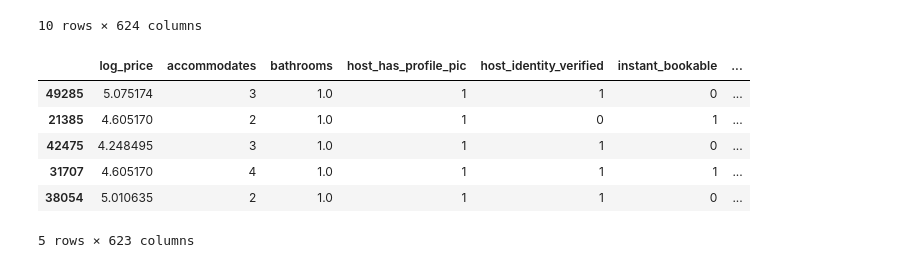
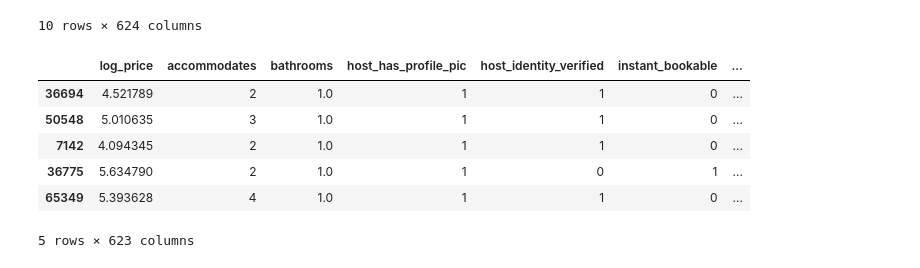
Before and after one commit to allenmiller17/SMU_7331_ML1_Project_1, a Jupyter notebook: Mini_Project Ana.ipynb, the cells around one changed output. Saved outputs shown, nothing was run; the diff lists cells and outputs as text; code cells hidden in the pictures.

```diff
--- a/Mini_Project Ana.ipynb
+++ b/Mini_Project Ana.ipynb
@@ -65,14 +65,3 @@ for i in list (filtered_df.index):
 pdata["region"] = pd.cut(pdata.longitude,[-200,-100,0],2,labels=["West","East"])
 # %%
 pdata.head()
-# %%
-replaceStruct = {
-                "cleaning_fee":     {True: 1, False: 0},
-                "instant_bookable":     {"t": 1, "f": 0},
-                "host_has_profile_pic":     {"t": 1, "f": 0},
-                "host_identity_verified":     {"t": 1, "f": 0},
-                 "property_type":     {"Apartment": 1, "House": 2, "other": 3},
-                    }
-
-pdata=pdata.replace(replaceStruct)
-pdata.head()
@@ -132,16 +124,16 @@ print(pdata)
 # %%
 
 X = pdata.drop('property_type',axis=1)
 Y = pdata['property_type']
 
-x_train, x_test, y_train, y_test = train_test_split(X, Y, test_size=0.3, random_state=1)
+x_train, x_test, y_train, y_test = train_test_split(X, Y, test_size=0.2, random_state=1)
 
 x_train.head()
 # %% [output]
 |  | log_price | accommodates | bathrooms | host_has_profile_pic | host_identity_verified | instant_bookable | ... |
-| 49285 | 5.075174 | 3 | 1.0 | 1 | 1 | 0 | ... |
-| 21385 | 4.605170 | 2 | 1.0 | 1 | 0 | 1 | ... |
-| 42475 | 4.248495 | 3 | 1.0 | 1 | 1 | 0 | ... |
-| 31707 | 4.605170 | 4 | 1.0 | 1 | 1 | 1 | ... |
-| 38054 | 5.010635 | 2 | 1.0 | 1 | 1 | 0 | ... |
+| 36694 | 4.521789 | 2 | 1.0 | 1 | 1 | 0 | ... |
+| 50548 | 5.010635 | 3 | 1.0 | 1 | 1 | 0 | ... |
+| 7142 | 4.094345 | 2 | 1.0 | 1 | 1 | 0 | ... |
+| 36775 | 5.634790 | 2 | 1.0 | 1 | 0 | 1 | ... |
+| 65349 | 5.393628 | 4 | 1.0 | 1 | 1 | 0 | ... |
 5 rows × 623 columns
```
Also changed, not shown: parts of 14 cells of this notebook.
